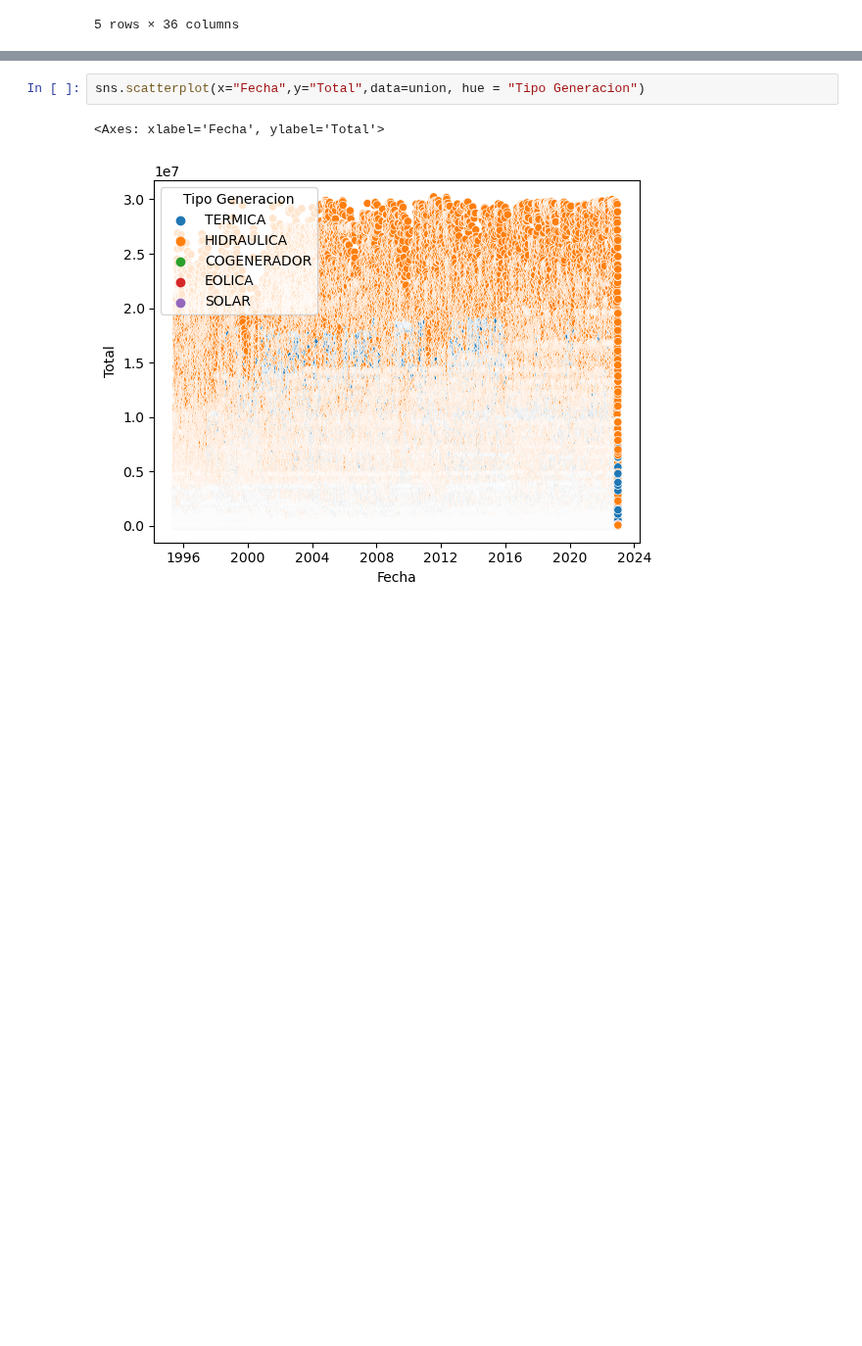
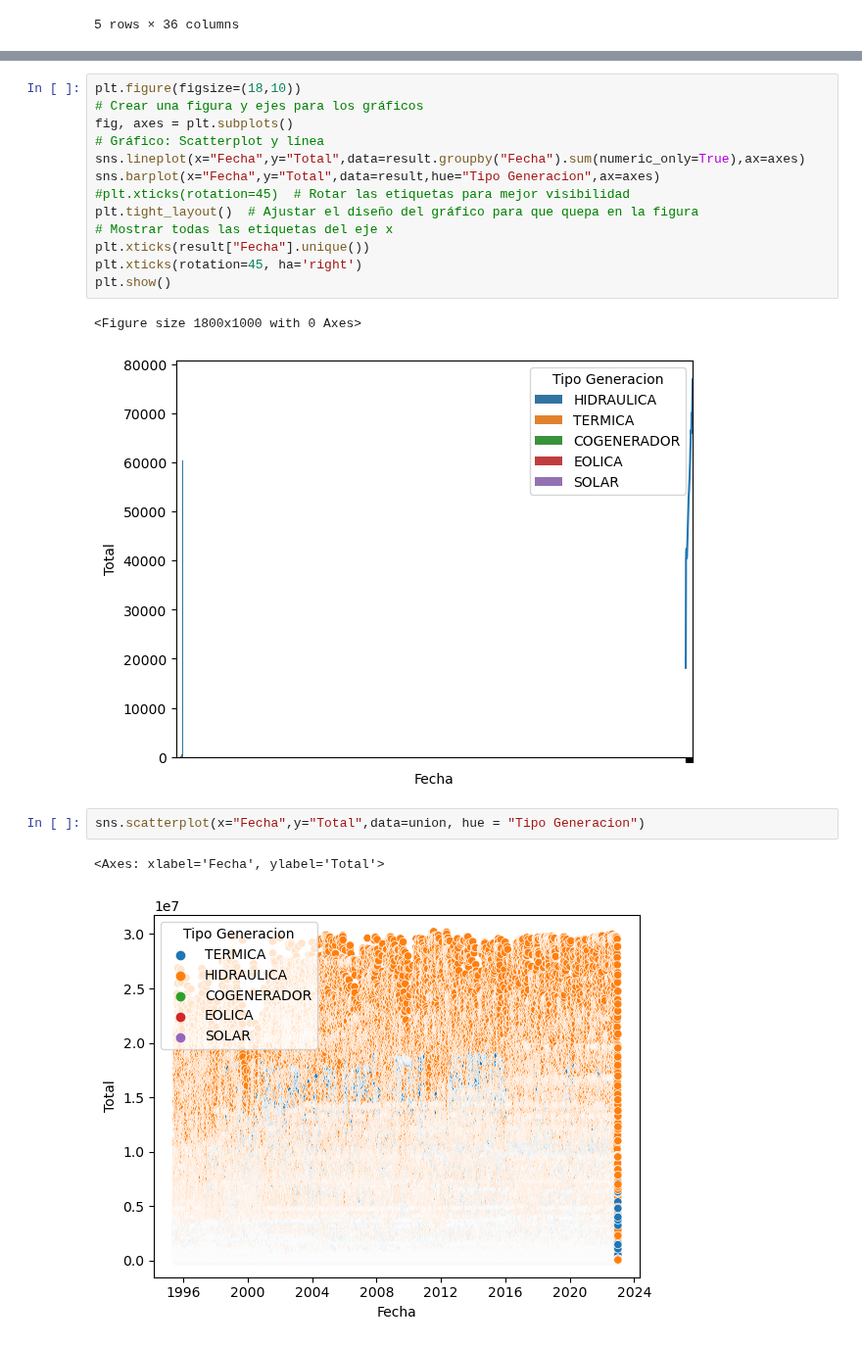
Before and after one commit to Mateoferrnandez/Projects, a Jupyter notebook: Personal Projects/Generacion electrica en Colombia/Dtacleaning.ipynb, the cells around one changed output, grey strips where cells are left out. Shown at 98% size. Drawn from its saved outputs; the diff is of its cells as text; blank space fills up the shorter version.

```diff
--- a/Personal Projects/Generacion electrica en Colombia/Dtacleaning.ipynb
+++ b/Personal Projects/Generacion electrica en Colombia/Dtacleaning.ipynb
@@ -423,3 +430,19 @@ suma
+# %%
+plt.figure(figsize=(18,10))
+# Crear una figura y ejes para los gráficos
+fig, axes = plt.subplots()
+# Gráfico: Scatterplot y línea
+sns.lineplot(x="Fecha",y="Total",data=result.groupby("Fecha").sum(numeric_only=True),ax=axes)
+sns.barplot(x="Fecha",y="Total",data=result,hue="Tipo Generacion",ax=axes)
+#plt.xticks(rotation=45)  # Rotar las etiquetas para mejor visibilidad
+plt.tight_layout()  # Ajustar el diseño del gráfico para que quepa en la figura
+# Mostrar todas las etiquetas del eje x
+plt.xticks(result["Fecha"].unique())
+plt.xticks(rotation=45, ha='right')
+plt.show()
+# %% [output]
+<Figure size 1800x1000 with 0 Axes>
+[figure, added]
 # %%
 sns.scatterplot(x="Fecha",y="Total",data=union, hue = "Tipo Generacion")
 # %% [output]
```
Also changed, not shown: parts of 24 cells of this notebook.
